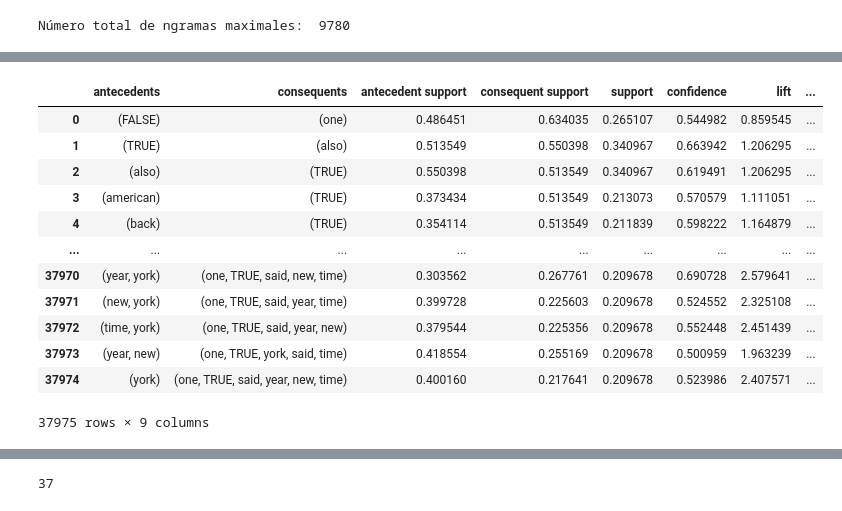
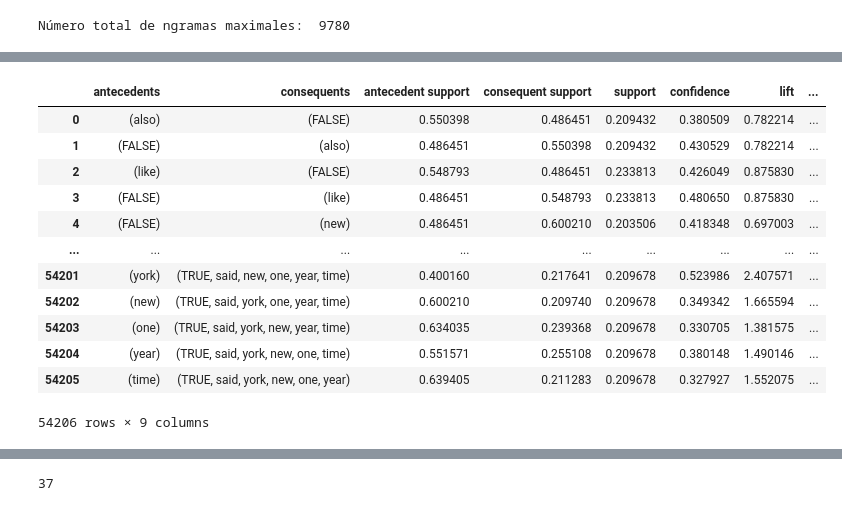
Before and after one commit to jose-jac/TFG, a Jupyter notebook: code/bayesian_network.ipynb, the cells around one changed output, grey strips where cells are left out. Saved outputs shown, nothing was run; the diff lists cells and outputs as text; code cells hidden in the pictures.

```diff
--- a/code/bayesian_network.ipynb
+++ b/code/bayesian_network.ipynb
@@ -615,22 +629,22 @@ Processing 287 combinations | Sampling itemset size 7654
 5310 rows × 2 columns
 # %%
 # Reglas de asociación
-reglas = association_rules(freq_itemsets, metric="confidence", min_threshold=0.5)
+reglas = association_rules(freq_itemsets, metric="confidence", min_threshold=0.1)
 reglas
 # %% [output]
 |  | antecedents | consequents | antecedent support | consequent support | support | confidence | lift | ... |
-| 0 | (FALSE) | (one) | 0.486451 | 0.634035 | 0.265107 | 0.544982 | 0.859545 | ... |
-| 1 | (TRUE) | (also) | 0.513549 | 0.550398 | 0.340967 | 0.663942 | 1.206295 | ... |
-| 2 | (also) | (TRUE) | 0.550398 | 0.513549 | 0.340967 | 0.619491 | 1.206295 | ... |
-| 3 | (american) | (TRUE) | 0.373434 | 0.513549 | 0.213073 | 0.570579 | 1.111051 | ... |
-| 4 | (back) | (TRUE) | 0.354114 | 0.513549 | 0.211839 | 0.598222 | 1.164879 | ... |
+| 0 | (also) | (FALSE) | 0.550398 | 0.486451 | 0.209432 | 0.380509 | 0.782214 | ... |
+| 1 | (FALSE) | (also) | 0.486451 | 0.550398 | 0.209432 | 0.430529 | 0.782214 | ... |
+| 2 | (like) | (FALSE) | 0.548793 | 0.486451 | 0.233813 | 0.426049 | 0.875830 | ... |
+| 3 | (FALSE) | (like) | 0.486451 | 0.548793 | 0.233813 | 0.480650 | 0.875830 | ... |
+| 4 | (FALSE) | (new) | 0.486451 | 0.600210 | 0.203506 | 0.418348 | 0.697003 | ... |
 | ... | ... | ... | ... | ... | ... | ... | ... | ... |
-| 37970 | (year, york) | (one, TRUE, said, new, time) | 0.303562 | 0.267761 | 0.209678 | 0.690728 | 2.579641 | ... |
-| 37971 | (new, york) | (one, TRUE, said, year, time) | 0.399728 | 0.225603 | 0.209678 | 0.524552 | 2.325108 | ... |
-| 37972 | (time, york) | (one, TRUE, said, year, new) | 0.379544 | 0.225356 | 0.209678 | 0.552448 | 2.451439 | ... |
-| 37973 | (year, new) | (one, TRUE, york, said, time) | 0.418554 | 0.255169 | 0.209678 | 0.500959 | 1.963239 | ... |
-| 37974 | (york) | (one, TRUE, said, year, new, time) | 0.400160 | 0.217641 | 0.209678 | 0.523986 | 2.407571 | ... |
+| 54201 | (york) | (TRUE, said, new, one, year, time) | 0.400160 | 0.217641 | 0.209678 | 0.523986 | 2.407571 | ... |
+| 54202 | (new) | (TRUE, said, york, one, year, time) | 0.600210 | 0.209740 | 0.209678 | 0.349342 | 1.665594 | ... |
+| 54203 | (one) | (TRUE, said, york, new, year, time) | 0.634035 | 0.239368 | 0.209678 | 0.330705 | 1.381575 | ... |
+| 54204 | (year) | (TRUE, said, york, new, one, time) | 0.551571 | 0.255108 | 0.209678 | 0.380148 | 1.490146 | ... |
+| 54205 | (time) | (TRUE, said, york, new, one, year) | 0.639405 | 0.211283 | 0.209678 | 0.327927 | 1.552075 | ... |
-37975 rows × 9 columns
+54206 rows × 9 columns
 # %%
 # Escogemos las reglas que contienen un elemento en el antecedente y otro en el consecuente
 reglas_unigramas = reglas[(reglas['antecedents'].apply(lambda x: len(x) == 1)) & (reglas['consequents'].apply(lambda x: len(x) == 1))]
```
Also changed, not shown: parts of 22 cells of this notebook, 6 other files.
